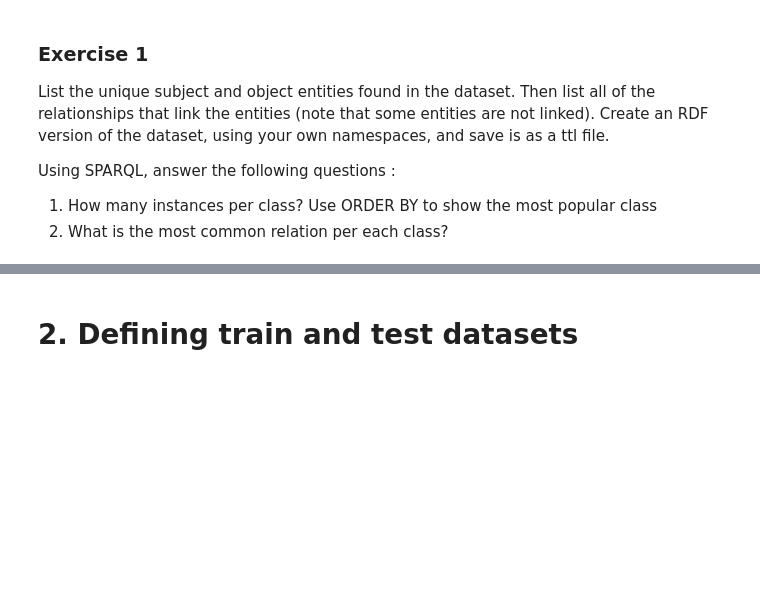
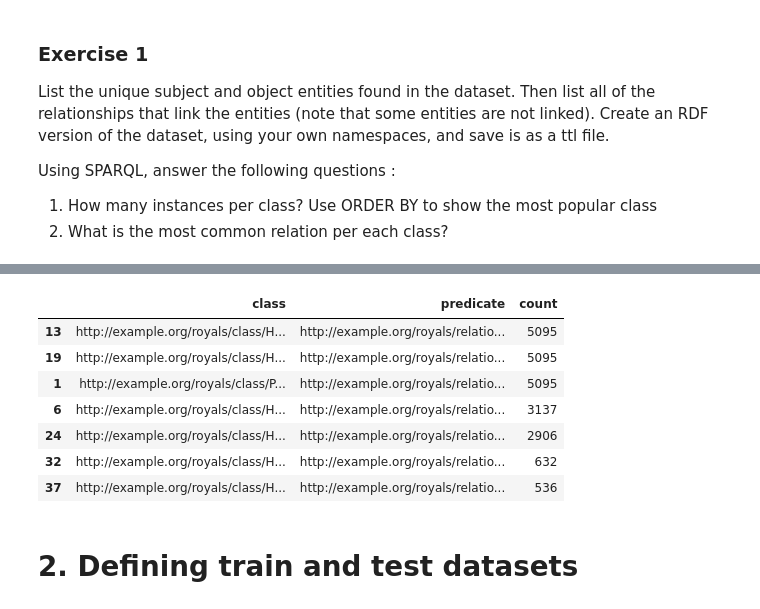
Before and after one commit to bbulinova/KG-tutorials, a Jupyter notebook: ML4KG-tutorial.ipynb, the cells around one changed output, grey strips where cells are left out. Cells and saved outputs as stored; diff of their text form; code cells hidden in the pictures; blank space fills up the shorter version.

```diff
--- a/ML4KG-tutorial.ipynb
+++ b/ML4KG-tutorial.ipynb
@@ -60,13 +81,13 @@ Using SPARQL, answer the following questions :
 # %%
 # your code here
 
-# unique
+# unique subjects, objects, entities, relations
 S = royals_triples[:, 0]
 P = royals_triples[:, 1]
 O = royals_triples[:, 2]
 
 unique_subjects = np.unique(S)
-unique_objects  = np.unique(O)
+unique_objects = np.unique(O)
 unique_entities = np.unique(np.concatenate([unique_subjects, unique_objects]))
 unique_relations = np.unique(P)
 
@@ -74,14 +95,13 @@ print("unique subjects:", len(unique_subjects))
 print("unique objects:", len(unique_objects))
 print("unique entities (union):", len(unique_entities))
 print("unique relations:", len(unique_relations))
-
 print("\nsample entities:", unique_entities[:10])
 print("all relations:", unique_relations)
 
 # RDF graph
 g = Graph()
 
-EX  = Namespace("http://example.org/royals/entity/")
+EX = Namespace("http://example.org/royals/entity/")
 REL = Namespace("http://example.org/royals/relation/")
 CLS = Namespace("http://example.org/royals/class/")
 
@@ -91,37 +111,50 @@ g.bind("cls", CLS)
 g.bind("rdf", RDF)
 g.bind("rdfs", RDFS)
 
-def uri_safe(s: str) -> str:
-    return urllib.parse.quote(str(s).strip())
+def uri_safe(x: str) -> str:
+    return urllib.parse.quote(str(x).strip())
 
-type_like = set([p for p in unique_relations if str(p).lower() in {"type", "rdf:type", "instanceof", "class", "hasclass"}])
-type_like = list(type_like)
-print("Type-like predicates found:", type_like)
+# relation triples
+for s, p, o in royals_triples:
+    s_uri = EX[uri_safe(s)]
+    p_uri = REL[uri_safe(p)]
+    o_uri = EX[uri_safe(o)]
+    g.add((s_uri, p_uri, o_uri))
+
+# classes
+PERSON = CLS["Person"]
+g.add((PERSON, RDFS.label, Literal("Person")))
+
+for e in unique_entities:
+    g.add((EX[uri_safe(e)], RDF.type, PERSON))
+
+relation_to_class = {
+    "spouse": CLS["HasSpouse"],
+    "child": CLS["HasChild"],
+    "parent": CLS["HasParent"],
+    "grandparent": CLS["HasGrandparent"],
+    "brother": CLS["HasBrother"],
+    "sister": CLS["HasSister"],
+}
+
+for rel, cls_uri in relation_to_class.items():
+    g.add((cls_uri, RDFS.label, Literal(cls_uri.split("/")[-1])))
 
 for s, p, o in royals_triples:
-    s_uri = EX[uri_safe(s)]
+    p_lower = str(p).lower()
+    if p_lower in relation_to_class:
+        g.add((EX[uri_safe(s)], RDF.type, relation_to_class[p_lower]))
 
-    if str(p).lower() in {"type", "rdf:type", "instanceof", "class", "hasclass"}:
-        o_uri = CLS[uri_safe(o)]
-        g.add((s_uri, RDF.type, o_uri))
-        g.add((o_uri, RDFS.label, URIRef(f"urn:label:{uri_safe(o)}")))
-    else:
-        p_uri = REL[uri_safe(p)]
-        o_uri = EX[uri_safe(o)]
-        g.add((s_uri, p_uri, o_uri))
-
-# saving
+# saving ttl
 ttl_path = "./data/french_royalty.ttl"
 g.serialize(destination=ttl_path, format="turtle")
 print("Saved TTL to:", ttl_path)
 
 # SPARQL
-
 #1
 q1 = """
 PREFIX rdf: <http://www.w3.org/1999/02/22-rdf-syntax-ns#>
-
-SELECT ?class (COUNT(?x) AS ?count)
+SELECT ?class (COUNT(DISTINCT ?x) AS ?count)
 WHERE {
   ?x rdf:type ?class .
 }
@@ -131,12 +164,11 @@ ORDER BY DESC(?count)
 
 res1 = g.query(q1)
 df1 = pd.DataFrame([(str(r["class"]), int(r["count"])) for r in res1], columns=["class", "count"])
-df1
+display(df1)
 
-#2
+# 2
 q2 = """
 PREFIX rdf: <http://www.w3.org/1999/02/22-rdf-syntax-ns#>
-
 SELECT ?class ?pred (COUNT(*) AS ?count)
 WHERE {
   ?x rdf:type ?class .
@@ -144,14 +176,18 @@ WHERE {
   FILTER(?pred != rdf:type)
 }
 GROUP BY ?class ?pred
-ORDER BY ?class DESC(?count)
 """
 
 res2 = g.query(q2)
 df2 = pd.DataFrame([(str(r["class"]), str(r["pred"]), int(r["count"])) for r in res2],
                    columns=["class", "predicate", "count"])
 
-# top predicate per class
-top_pred_per_class = df2.sort_values(["class","count"], ascending=[True, False]).groupby("class").head(1)
-top_pred_per_class
+top_pred_per_class = (
+    df2.sort_values(["class", "count"], ascending=[True, False])
+       .groupby("class")
+       .head(1)
+       .sort_values("count", ascending=False)
+)
+
+display(top_pred_per_class)
 # %% [output]
@@ -159,3 +219,11 @@ NameError: name 'royals_triples' is not defined
+|  | class | predicate | count |
+| 13 | http://example.org/royals/class/H... | http://example.org/royals/relatio... | 5095 |
+| 19 | http://example.org/royals/class/H... | http://example.org/royals/relatio... | 5095 |
+| 1 | http://example.org/royals/class/P... | http://example.org/royals/relatio... | 5095 |
+| 6 | http://example.org/royals/class/H... | http://example.org/royals/relatio... | 3137 |
+| 24 | http://example.org/royals/class/H... | http://example.org/royals/relatio... | 2906 |
+| 32 | http://example.org/royals/class/H... | http://example.org/royals/relatio... | 632 |
+| 37 | http://example.org/royals/class/H... | http://example.org/royals/relatio... | 536 |
 # %% [markdown]
 # 2. Defining train and test datasets
 # %% [markdown]
```
Also changed, not shown: parts of 24 cells of this notebook, 6 other files.
